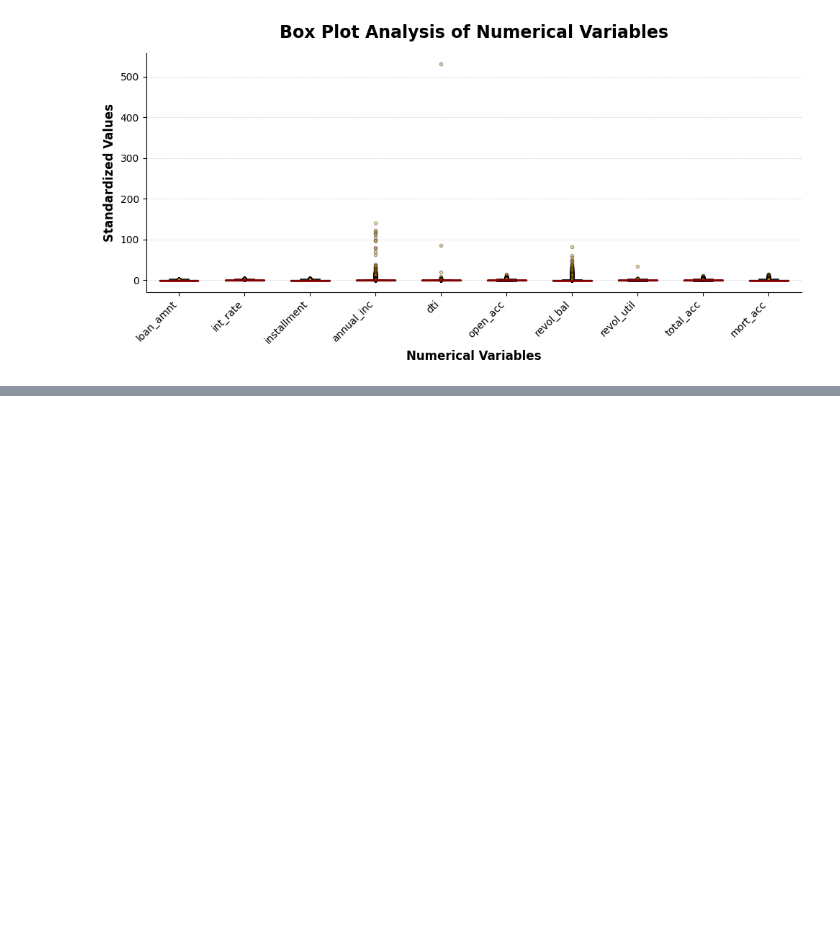
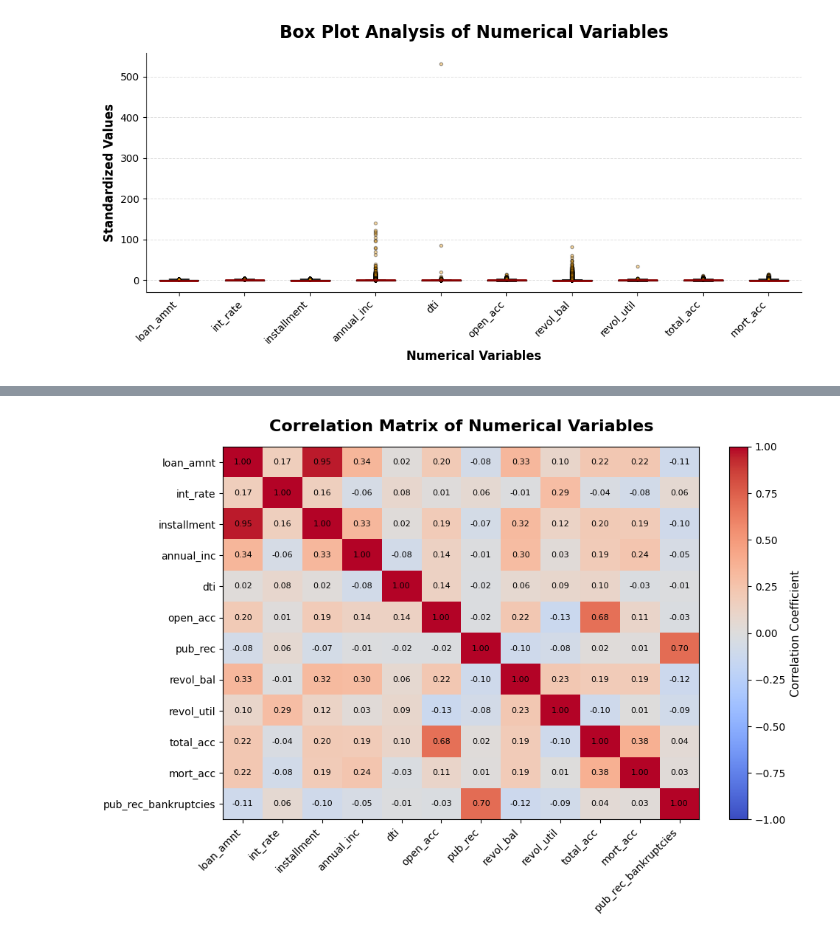
Before and after one commit to Clinton1029/Loan_Default_Project, a Jupyter notebook: Loan_Default.ipynb, the cells around one changed output, grey strips where cells are left out. Cells and saved outputs as stored; diff of their text form; code cells hidden in the pictures; blank space fills up the shorter version.

```diff
--- a/Loan_Default.ipynb
+++ b/Loan_Default.ipynb
@@ -705,0 +712,66 @@ plt.show()
+# %%
+# Select numerical variables
+correlation_data = df.select_dtypes(include=np.number)
+
+# Calculate the correlation matrix
+correlation_matrix = correlation_data.corr()
+
+# Create the figure
+plt.figure(figsize=(10, 7))
+
+# Create the heatmap
+plt.imshow(
+    correlation_matrix,
+    cmap="coolwarm",
+    vmin=-1,
+    vmax=1,
+    aspect="auto"
+)
+
+# Add color bar
+cbar = plt.colorbar()
+cbar.set_label("Correlation Coefficient", fontsize=11)
+
+# Add axis labels
+plt.xticks(
+    range(len(correlation_matrix.columns)),
+    correlation_matrix.columns,
+    rotation=45,
+    ha="right"
+)
+
+plt.yticks(
+    range(len(correlation_matrix.columns)),
+    correlation_matrix.columns
+)
+
+# Add correlation values inside the cells
+for i in range(len(correlation_matrix.columns)):
+    for j in range(len(correlation_matrix.columns)):
+        value = correlation_matrix.iloc[i, j]
+
+        plt.text(
+            j,
+            i,
+            f"{value:.2f}",
+            ha="center",
+            va="center",
+            fontsize=8,
+            color="black"
+        )
+
+# Add title
+plt.title(
+    "Correlation Matrix of Numerical Variables",
+    fontsize=16,
+    fontweight="bold",
+    pad=15
+)
+
+# Adjust layout
+plt.tight_layout()
+
+# Display the visualization
+plt.show()
+# %% [output]
+[figure, added]
```
Also changed, not shown: parts of 1 cell of this notebook.
